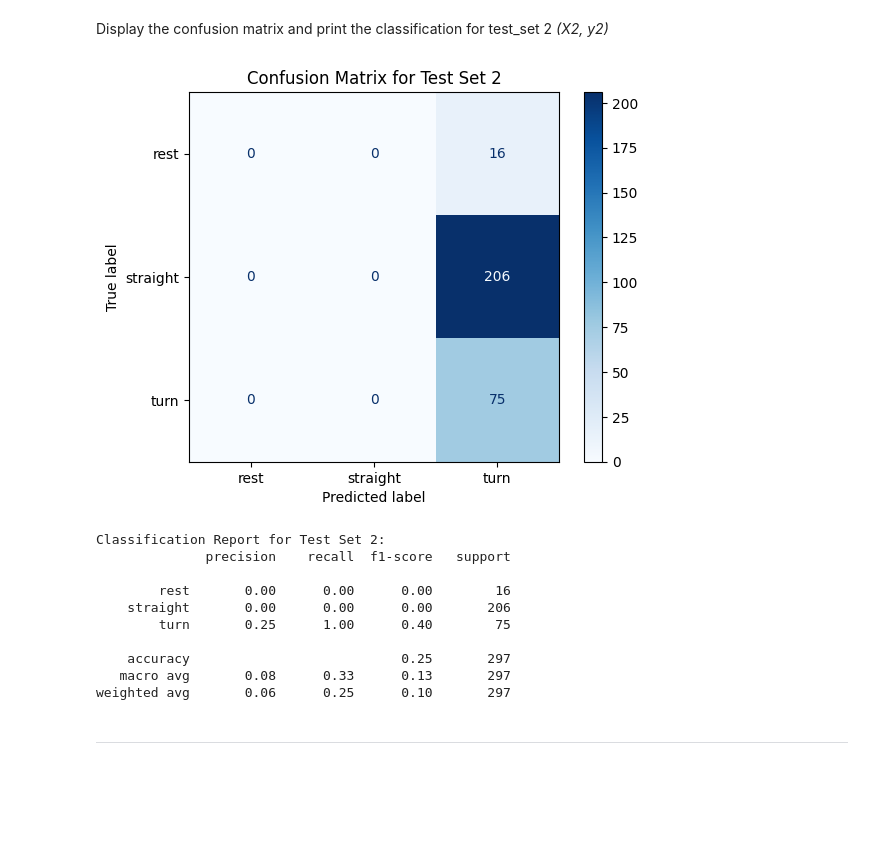
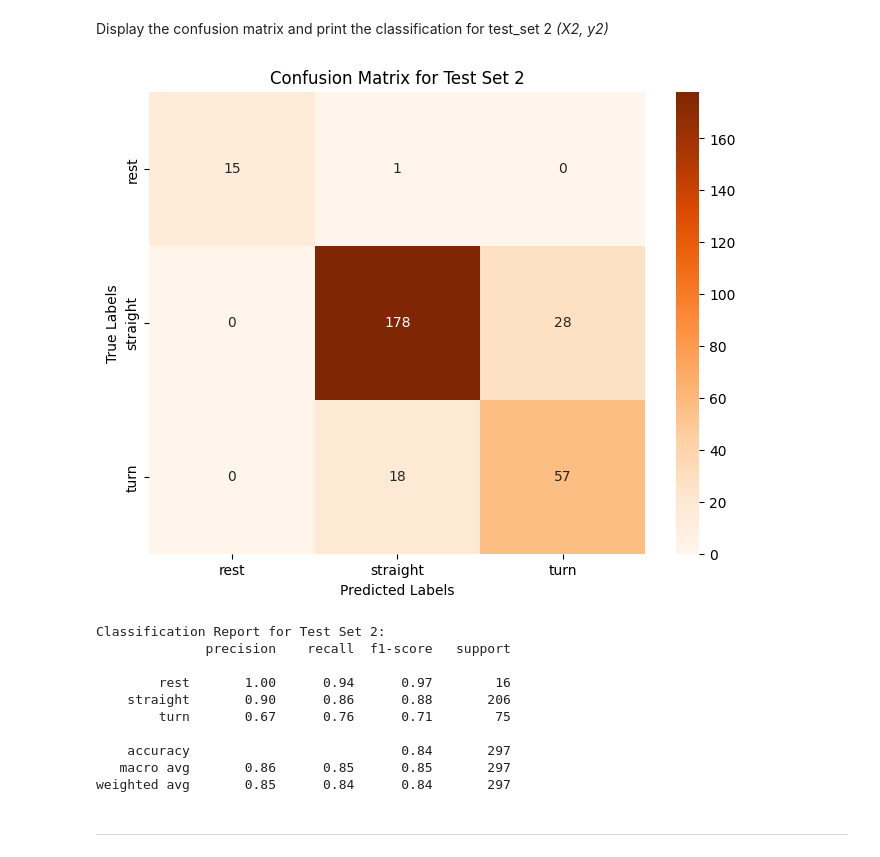
Before and after one commit to dhruvvyas0725/engg680_2024_fall, a Jupyter notebook: Lab Assignment 4/Assignment_4.ipynb, the cells around one changed output. Drawn from its saved outputs; the diff is of its cells as text; code cells hidden in the pictures; blank space fills up the shorter version.

```diff
--- a/Lab Assignment 4/Assignment_4.ipynb
+++ b/Lab Assignment 4/Assignment_4.ipynb
@@ -35,13 +35,13 @@ First load the following datasets into dataframes.
 # TODO: Load cross validation/training dataset (UrbanNav-HK_Whampoa-20210521_sensors.csv) to 'cv_set' dataframe
 
 # uncomment and compelete below
-cv_set = pd.read_csv('UrbanNav-HK_Whampoa-20210521_sensors.csv')
+cv_set = pd.read_csv('/content/UrbanNav-HK_Whampoa-20210521_sensors (1).csv')
 
 # TODO: Load UrbanNav-HK_TST-20210517_sensors.csv to 'test_set1' dataframe
-test_set1 =pd.read_csv('UrbanNav-HK_TST-20210517_sensors.csv')
+test_set1 =pd.read_csv('/content/UrbanNav-HK_TST-20210517_sensors (1).csv')
 
 # TODO: Load 2020-03-14-16-45-35.csv to 'test_set2' dataframe
-test_set2 =pd.read_csv('2020-03-14-16-45-35.csv')
+test_set2 =pd.read_csv('/content/2020-03-14-16-45-35 (1).csv')
 # %% [markdown]
 For the *cv_set*, look at the dataframe head and info, and print the list of all columns. The *test_set1* and *test_set2* have the same schema as *cv_set*, however, have different number of rows (samples).
 # %%
@@ -632,6 +626,8 @@ X1 = test_set1[selected_features]
 # %%
 # TODO - Load the target vector from test_set2 into y2, and the selected features from test_set2 into
 y2 = test_set2['motion_state']
+X2 = test_set2[selected_features]
 
-
-X2 = X2 = test_set2[selected_features]
+# Display first two rows of X2
+print("First two rows of X2:")
+print(X2.head(2))
@@ -695,36 +687,38 @@ weighted avg       0.92      0.92      0.92       783
 Display the confusion matrix and print the classification for test_set 2 *(X2, y2)*
 # %%
 # TODO - Display confusion matrix and print classification report for (X2, y2)
+from sklearn.metrics import confusion_matrix, classification_report
 import matplotlib.pyplot as plt
-from sklearn.metrics import confusion_matrix, classification_report, ConfusionMatrixDisplay
+import seaborn as sns
 
-# Predictions for test_set2
-y_pred_test2 = best_model.predict(X2)
+# Assuming grid search has been performed and grid object is available
+# Predict on test_set2
+y2_pred = grid.best_estimator_.predict(X2)
 
-# Compute confusion matrix for test_set2
-cm_test2 = confusion_matrix(y2, y_pred_test2)
-
-# Display confusion matrix for test_set2
-disp_test2 = ConfusionMatrixDisplay(confusion_matrix=cm_test2, display_labels=best_model.classes_)
-disp_test2.plot(cmap=plt.cm.Blues)
-plt.title("Confusion Matrix for Test Set 2")
+# Confusion matrix for test_set2
+conf_matrix2 = confusion_matrix(y2, y2_pred)
+plt.figure(figsize=(8, 6))
+sns.heatmap(conf_matrix2, annot=True, fmt="d", cmap="Oranges", xticklabels=grid.classes_, yticklabels=grid.classes_)
+plt.xlabel('Predicted Labels')
+plt.ylabel('True Labels')
+plt.title('Confusion Matrix for Test Set 2')
 plt.show()
 
-# Print classification report for test_set2
+# Classification report for test_set2
 print("Classification Report for Test Set 2:")
-print(classification_report(y2, y_pred_test2,zero_division=0))
+print(classification_report(y2, y2_pred))
 # %% [output]
-[figure, old version]
+[figure, new version]
 Classification Report for Test Set 2:
               precision    recall  f1-score   support
 
-        rest       0.00      0.00      0.00        16
-    straight       0.00      0.00      0.00       206
-        turn       0.25      1.00      0.40        75
+        rest       1.00      0.94      0.97        16
+    straight       0.90      0.86      0.88       206
+        turn       0.67      0.76      0.71        75
 
-    accuracy                           0.25       297
-   macro avg       0.08      0.33      0.13       297
-weighted avg       0.06      0.25      0.10       297
+    accuracy                           0.84       297
+   macro avg       0.86      0.85      0.85       297
+weighted avg       0.85      0.84      0.84       297
 # %% [markdown]
 ___
 # %% [markdown]
```
Also changed, not shown: parts of 40 cells of this notebook.
